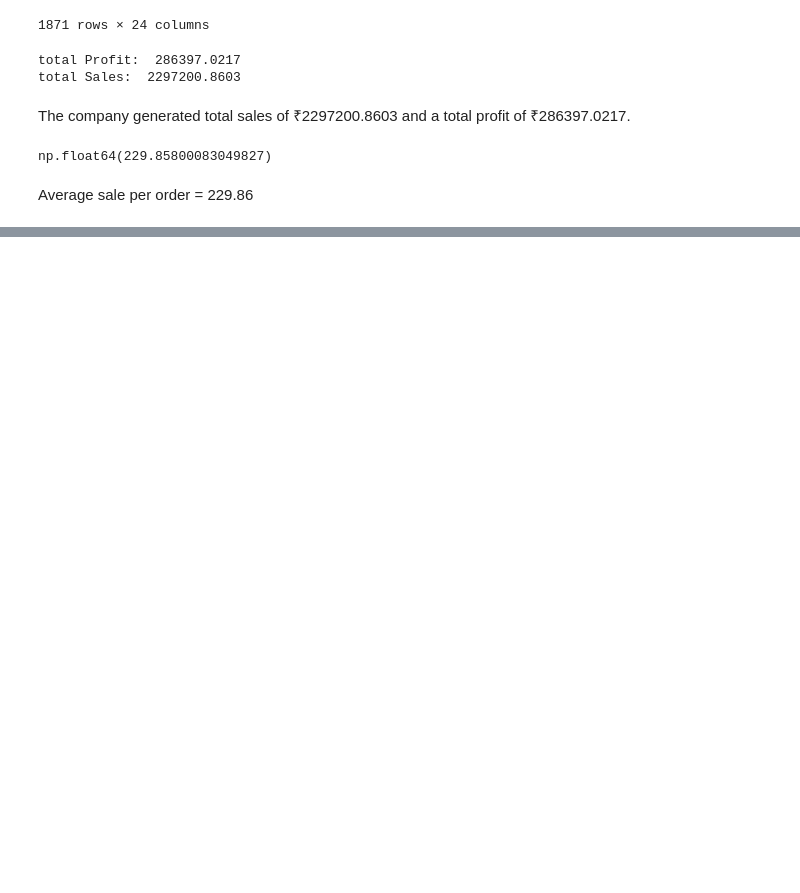
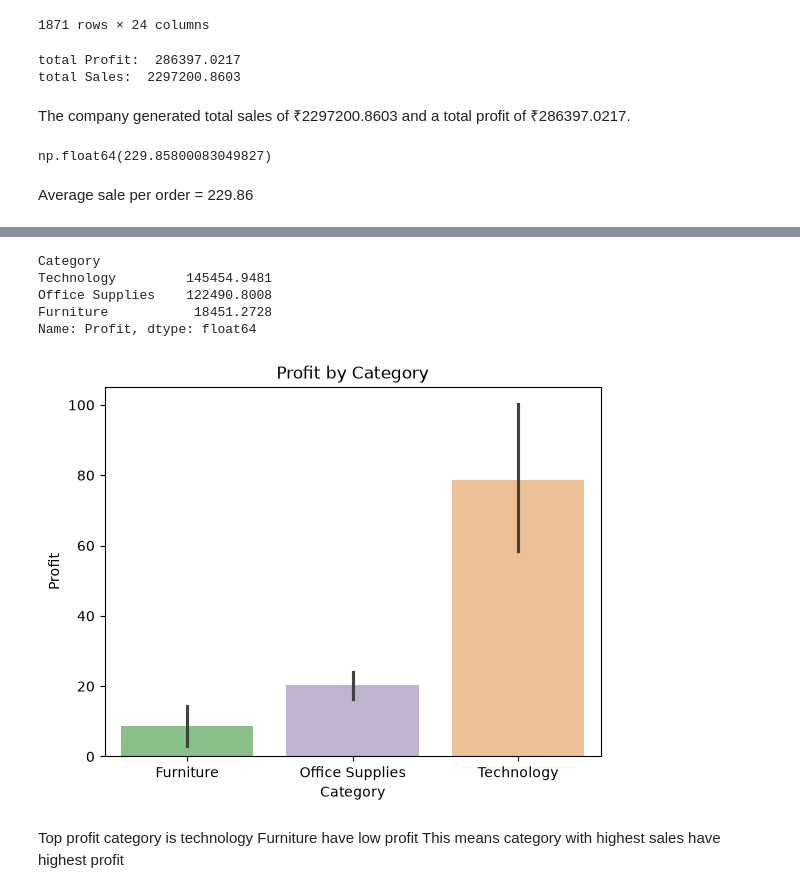
Before and after one commit to vaishnaviniwalkar/Superstore_Sales_Analysis, a Jupyter notebook: notebook/analysis.ipynb, the cells around one changed output, grey strips where cells are left out. Saved outputs shown, nothing was run; the diff lists cells and outputs as text; code cells hidden in the pictures; blank space fills up the shorter version.

```diff
--- a/notebook/analysis.ipynb
+++ b/notebook/analysis.ipynb
@@ -154,0 +174,20 @@ Average sale per order = 229.86
+# %%
+category_sales = df.groupby("Category")["Profit"].sum().sort_values(ascending=False)
+
+category_sales
+# %% [output]
+Category
+Technology         145454.9481
+Office Supplies    122490.8008
+Furniture           18451.2728
+Name: Profit, dtype: float64
+# %%
+sns.barplot(x='Category', y='Profit', data=df, hue='Category', palette='Accent')
+plt.title('Profit by Category')
+plt.show()
+# %% [output]
+[figure, added]
+# %% [markdown]
+Top profit category is technology
+Furniture have low profit
+This means category with highest sales have highest profit
```
Also changed, not shown: parts of 3 cells of this notebook.
